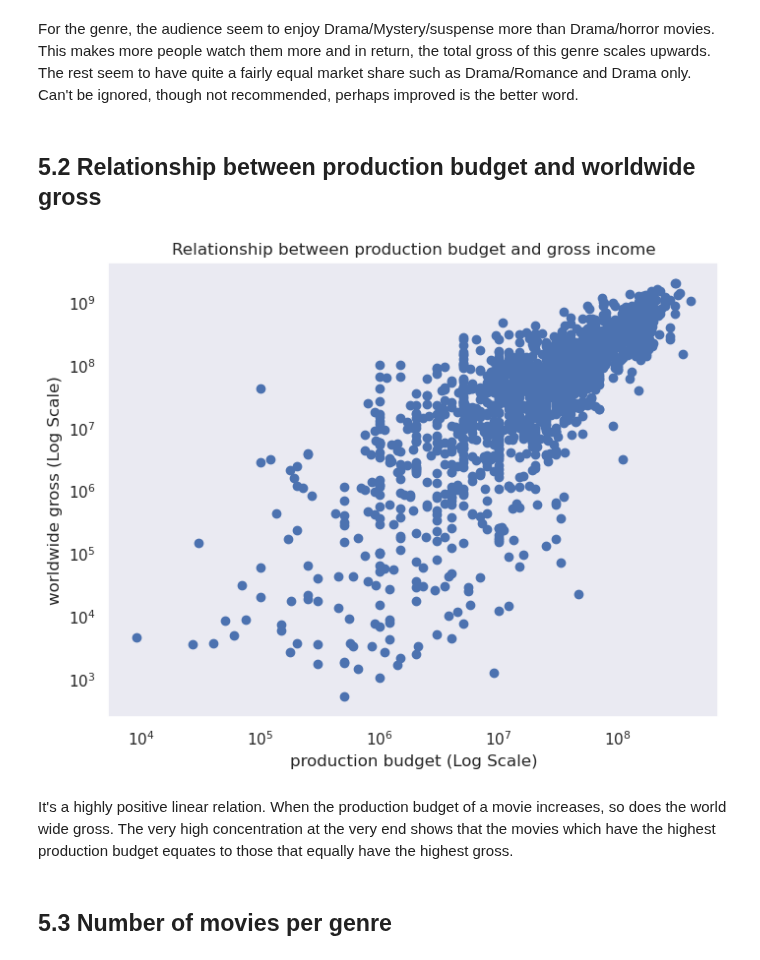
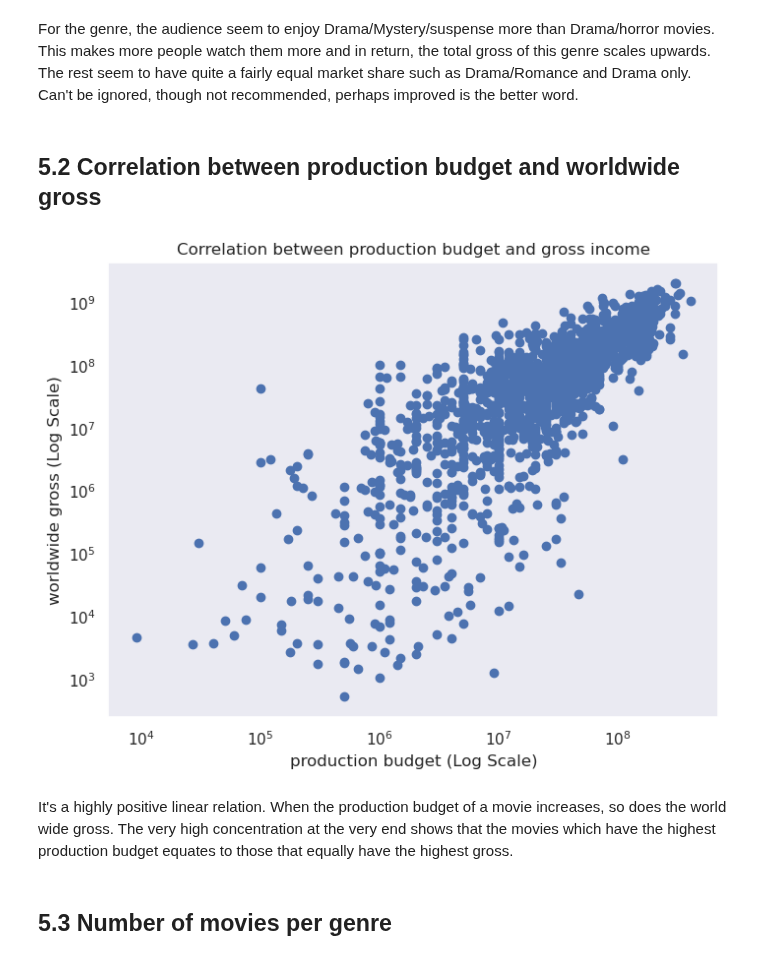
Before and after one commit to MuchiriKinyua/Microsoft-Movie-Project, a Jupyter notebook: Microsoft Movie project.ipynb, the cells around one changed output. Saved outputs shown, nothing was run; the diff lists cells and outputs as text; code cells hidden in the pictures.

```diff
--- a/Microsoft Movie project.ipynb
+++ b/Microsoft Movie project.ipynb
@@ -865,23 +865,23 @@ plt.xticks(rotation = 90)
 For the genre, the audience seem to enjoy Drama/Mystery/suspense more than Drama/horror movies. This makes more people watch them more and in return, the total gross of this genre scales upwards. </br>
 The rest seem to have quite a fairly equal market share such as Drama/Romance and Drama only. Can't be ignored, though not recommended, perhaps improved is the better word.
 # %% [markdown]
-## 5.2 Relationship between production budget and worldwide gross
+## 5.2 Correlation between production budget and worldwide gross
 # %%
 # Let's plot a scatter plot to help us interpret that data
 plt.figure(figsize = (8, 6))
 plt.scatter(tn_movie_budgets["production_budget"], tn_movie_budgets["worldwide_gross"])
-plt.title("Relationship between production budget and gross income")
+plt.title("Correlation between production budget and gross income")
 plt.xscale("log")
 plt.yscale("log")
 plt.xlabel("production budget (Log Scale)")
 plt.ylabel("worldwide gross (Log Scale)")
 plt.show()
 # %% [output]
-[figure, old version]
+[figure, new version]
-# %% [markdown]
-It's a highly positive linear relation.
-When the production budget of a movie increases, so does the world wide gross. </br>
-The very high concentration at the very end shows that the movies which have the highest production budget equates to those that equally have the highest gross.
+# %% [markdown]
+It's a highly positive linear relation.
+When the production budget of a movie increases, so does the world wide gross. </br>
+The very high concentration at the very end shows that the movies which have the highest production budget equates to those that equally have the highest gross.
 # %% [markdown]
 ## 5.3 Number of movies per genre
 # %%
```
Also changed, not shown: parts of 21 cells of this notebook, 1 other file.
